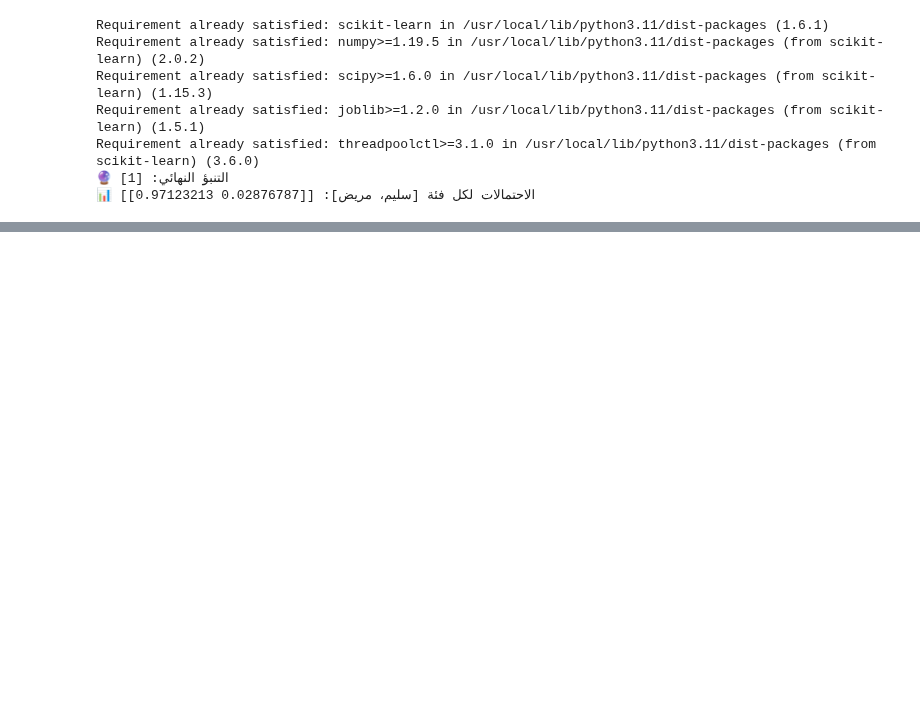
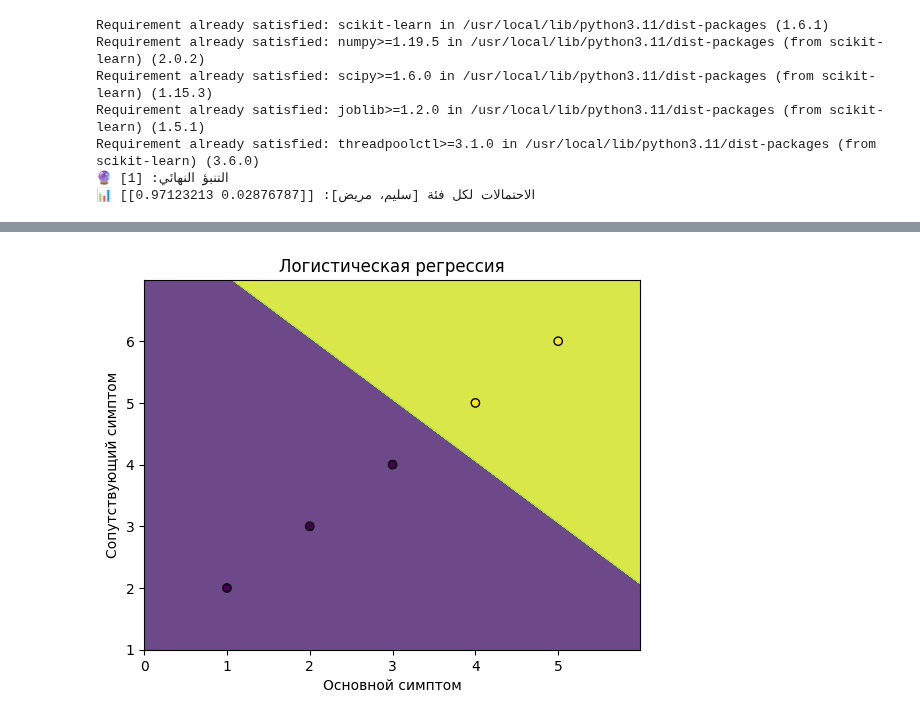
Before and after one commit to Fadilsa9/-2-TheFounder-Tsifrotech, a Jupyter notebook: 9_Practice_.ipynb, the cells around one changed output, grey strips where cells are left out. Drawn from its saved outputs; the diff is of its cells as text; code cells hidden in the pictures; blank space fills up the shorter version.

Commit message:
Decision Boundary

```diff
--- a/9_Practice_.ipynb
+++ b/9_Practice_.ipynb
@@ -56,3 +56,74 @@ Requirement already satisfied: joblib>=1.2.0 in /usr/local/lib/python3.11/dist-p
 Requirement already satisfied: threadpoolctl>=3.1.0 in /usr/local/lib/python3.11/dist-packages (from scikit-learn) (3.6.0)
 🔮 التنبؤ النهائي: [1]
 📊 الاحتمالات لكل فئة [سليم، مريض]: [[0.02876787 0.97123213]]
+# %%
+# ✅ 1. تثبيت مكتبة scikit-learn (إذا لم تكن مثبتة بالفعل)
+# مكتبة تعلم آلة جاهزة تحتوي على خوارزميات التصنيف، التجميع، الانحدار...
+!pip install scikit-learn
+
+# ✅ 2. استيراد المكتبات الضرورية
+import numpy as np  # للتعامل مع المصفوفات
+import matplotlib.pyplot as plt  # لإنشاء الرسومات البيانية
+from sklearn.linear_model import LogisticRegression  # استيراد خوارزمية الانحدار اللوجستي
+
+# ✅ 3. إعداد بيانات التدريب (رموز أعراض المرضى + النتيجة)
+# كل صف في X يمثل مريضًا، وكل عمود يمثل أحد الأعراض
+X = np.array([
+    [1, 2],   # المريض الأول: سليم
+    [2, 3],   # المريض الثاني: سليم
+    [3, 4],   # المريض الثالث: سليم
+    [4, 5],   # المريض الرابع: مريض
+    [5, 6]    # المريض الخامس: مريض
+])
+
+# y: النتيجة المتوقعة لكل مريض
+# 0 = سليم، 1 = مريض
+y = np.array([0, 0, 0, 1, 1])
+
+# ✅ 4. إنشاء النموذج وتدريبه على البيانات
+model = LogisticRegression()     # إنشاء نموذج الانحدار اللوجستي
+model.fit(X, y)                  # تدريب النموذج على البيانات
+
+# ✅ 5. تجربة التنبؤ على مريض جديد
+new_observation = np.array([[6, 7]])      # مريض جديد بأعراض جديدة
+prediction = model.predict(new_observation)  # التنبؤ النهائي: هل مريض أم لا؟
+print("🔮 التنبؤ:", prediction)              # الناتج: 1 ⇒ مريض
+
+# ✅ 6. الحصول على الاحتمالات التفصيلية (احتمال أن يكون سليم أو مريض)
+probabilities = model.predict_proba(new_observation)
+print("📊 الاحتمالات [سليم، مريض]:", probabilities)
+
+
+
+# ✅ 7. رسم خط الحدود بين الفئتين (Decision Boundary)
+
+# نحدد حدود الرسم بناءً على مدى انتشار البيانات
+x_min, x_max = X[:, 0].min() - 1, X[:, 0].max() + 1  # حدود المحور X
+y_min, y_max = X[:, 1].min() - 1, X[:, 1].max() + 1  # حدود المحور Y
+
+# نُنشئ شبكة من النقاط تغطي هذه الحدود
+xx, yy = np.meshgrid(
+    np.arange(x_min, x_max, 0.01),  # القيم على المحور X
+    np.arange(y_min, y_max, 0.01)   # القيم على المحور Y
+)
+
+# ندمج كل (x,y) في شبكة ونطلب من النموذج التنبؤ لكل نقطة
+grid_points = np.c_[xx.ravel(), yy.ravel()]  # دمج المحاور في مصفوفة واحدة
+Z = model.predict(grid_points)               # التنبؤ بكل نقطة
+Z = Z.reshape(xx.shape)                      # إعادة تشكيل النتائج لتتناسب مع الرسم
+
+# ✅ 8. رسم الخلفية (خريطة القرار)
+plt.contourf(xx, yy, Z, alpha=0.8)           # تلوين المناطق حسب التصنيف (مريض/سليم)
+
+# ✅ 9. رسم بيانات المرضى فوق الخلفية
+plt.scatter(X[:, 0], X[:, 1], c=y, edgecolors='k')  # المرضى الحقيقيون
+
+# ✅ 10. تخصيص الرسم
+plt.xlabel("Основной симптом")             # تسمية المحور X
+plt.ylabel("Сопутствующий симптом")        # تسمية المحور Y
+plt.title("Логистическая регрессия")       # عنوان الرسم
+plt.xlim(xx.min(), xx.max())               # تحديد حدود X
+plt.ylim(yy.min(), yy.max())               # تحديد حدود Y
+
+plt.show()  # عرض الشكل النهائي
+# %% [output]
@@ -58,0 +137 @@ Requirement already satisfied: threadpoolctl>=3.1.0 in /usr/local/lib/python3.11
+[figure, added]
```
Also changed, not shown: parts of 6 cells of this notebook.
